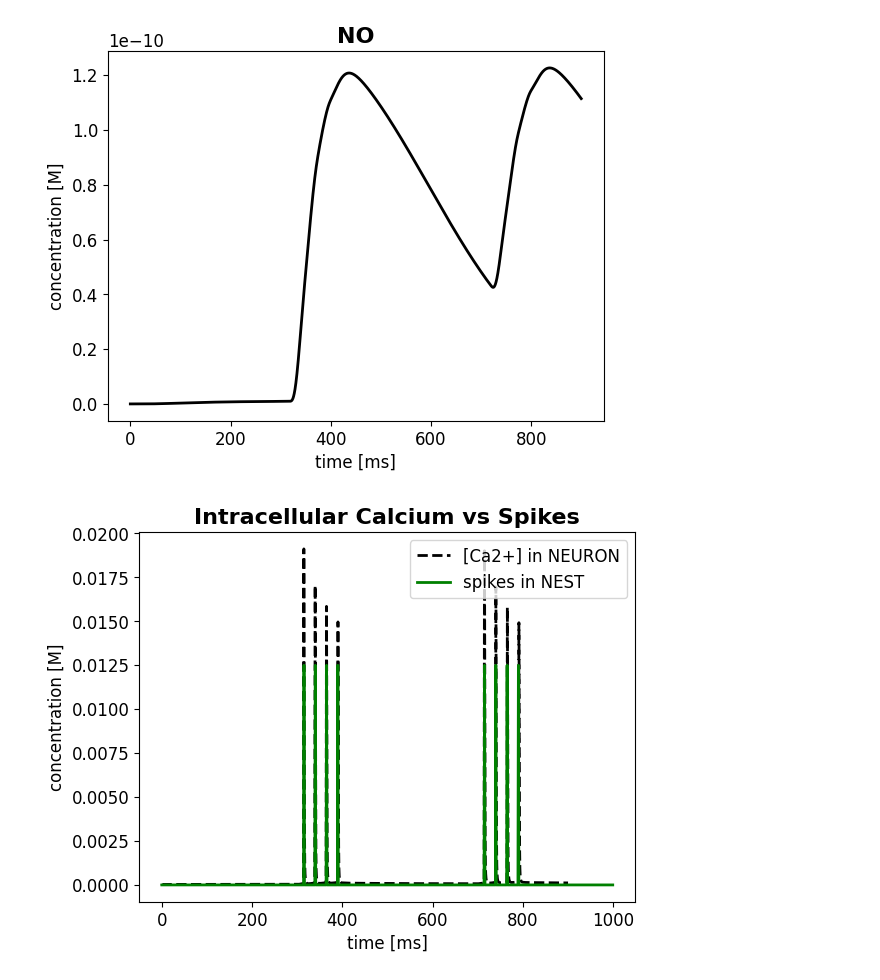
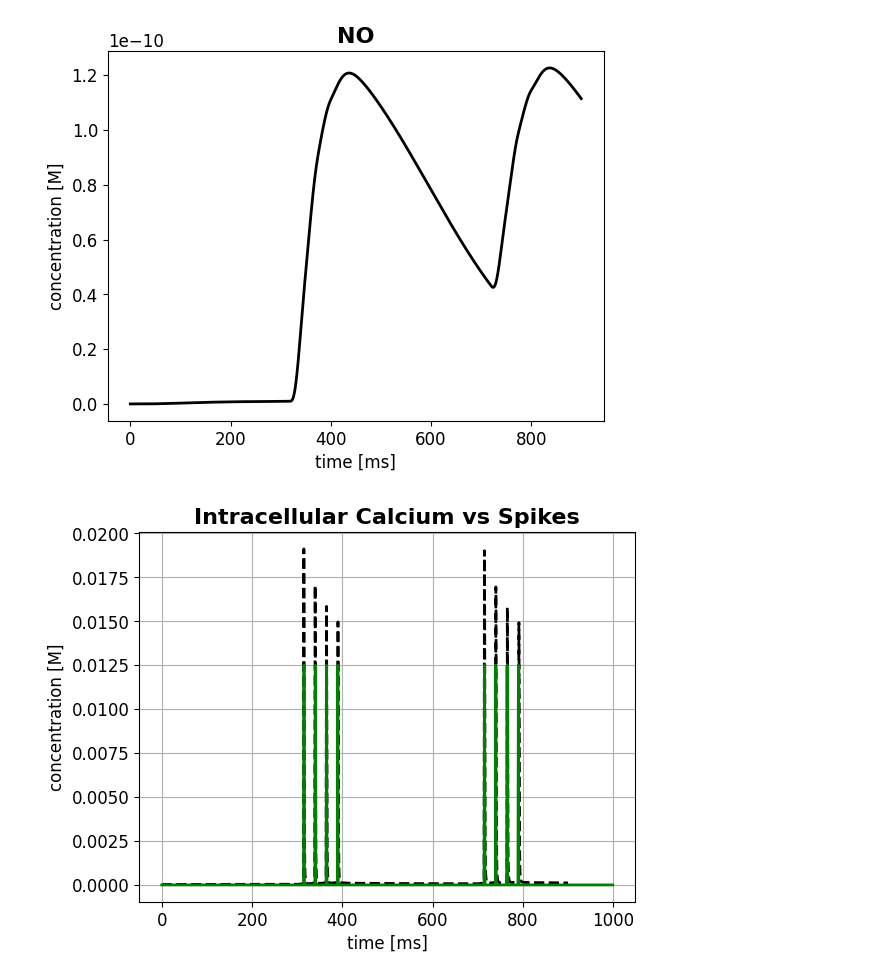
Before and after one commit to alessandratrapani/NODS, a Jupyter notebook: comparison_with_NEURON.ipynb, the cells around one changed output. Saved outputs shown, nothing was run; the diff lists cells and outputs as text; code cells hidden in the pictures.

```diff
--- a/comparison_with_NEURON.ipynb
+++ b/comparison_with_NEURON.ipynb
@@ -88,15 +89,16 @@ for i in range(1,t_sim,1):
 # %%
 plt.rcParams.update({'font.size': 12})
 Cai = np.loadtxt('data/04_grc_cai.txt')
 plt.plot(Cai[:,0],Cai[:,1], '--k', linewidth=2, label = '[Ca2+] in NEURON')
 plt.plot(spike*0.0125,'g',  linewidth=2, label = 'spikes in NEST')
 plt.xlabel('time [ms]')
 plt.ylabel('concentration [M]')
 plt.title('Intracellular Calcium vs Spikes', fontsize=16,fontweight ='bold')
-plt.legend()
+plt.grid(visible=True)
+plt.savefig('ca_neuron.png')
 plt.show()
 # %% [output]
-[figure, old version]
+[figure, new version]
 # %%
 CAM2C = np.loadtxt('data/05_grc_CAM2C.txt')
 plt.plot(CAM2C[:,0], CAM2C[:,1], '--k', linewidth=2, label = 'NEURON')
```
Also changed, not shown: parts of 3 cells of this notebook, 4 other files.
